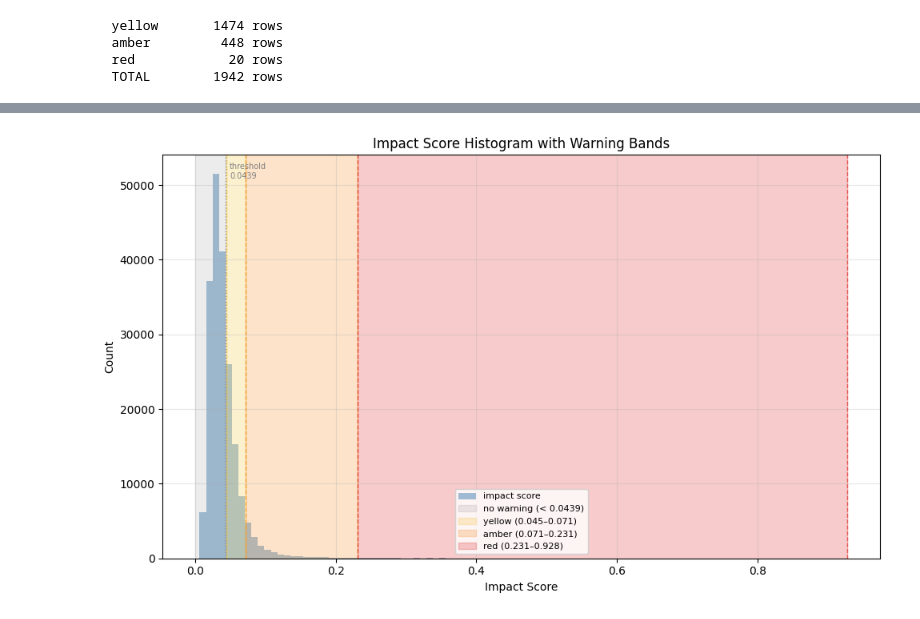
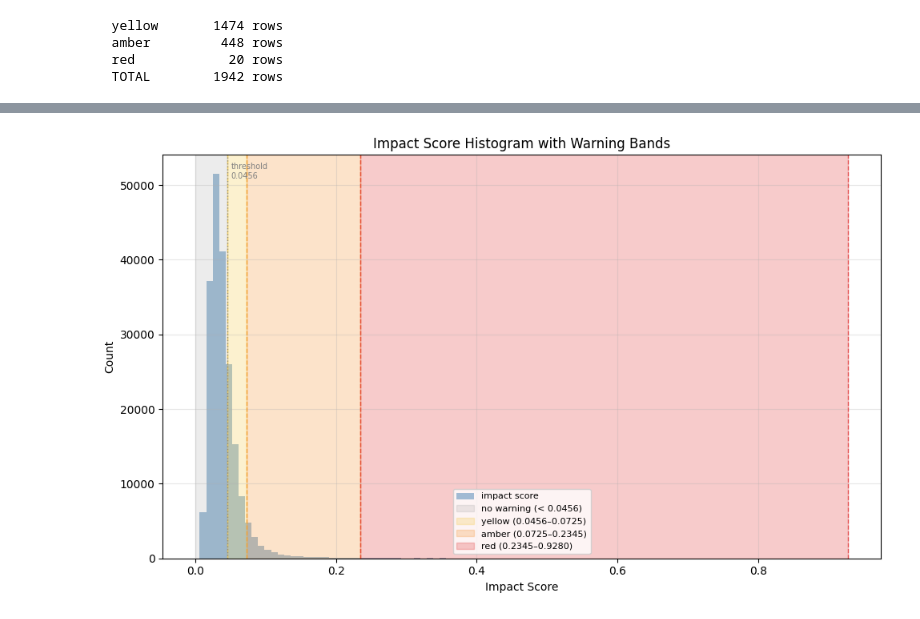
Before and after one commit to oUesio/Flood-RL-agent, a Jupyter notebook: scripts/impact_threshold.ipynb, the cells around one changed output, grey strips where cells are left out. Cells and saved outputs as stored; diff of their text form; code cells hidden in the pictures.

Commit message:
Fix threshold code

```diff
--- a/scripts/impact_threshold.ipynb
+++ b/scripts/impact_threshold.ipynb
@@ -142,9 +146,8 @@ Count: 200000
 # %%
 import pandas as pd
-import numpy as np
 import matplotlib.pyplot as plt
 
-no_warning_threshold = 0.0439
+no_warning_threshold = 0.0456  # consistent with calibrated value
 warnings = ['yellow', 'amber', 'red']
 
 # Load historical counts
@@ -155,51 +158,43 @@ for w in warnings:
     warning_rows.append(len(df))
     total += len(df)
 
-# Compute band boundaries (as impact score values now)
-bands = []
-for i in range(3):
-    p_start = no_warning_threshold + (sum(warning_rows[:i])   / total) * (1 - no_warning_threshold)
-    p_end   = no_warning_threshold + (sum(warning_rows[:i+1]) / total) * (1 - no_warning_threshold)
-    bands.append((p_start, p_end))
-
 colors = {'yellow': '#f5c842', 'amber': '#f5922f', 'red': '#e03131'}
 
 df = pd.read_csv("warning/samples/random_samples.csv")
+df_filtered = df.loc[df['impact'] > no_warning_threshold]
 
-# Convert quantile boundaries to impact score values (using filtered df)
-df_filtered = df.loc[df['impact'] > no_warning_threshold]
+# Compute band boundaries as relative quantile positions within filtered data
+# Each band gets a share proportional to its historical warning count
 impact_bands = []
-for p_start, p_end in bands:
-    q_start = df_filtered['impact'].quantile(p_start)
-    q_end   = df_filtered['impact'].quantile(p_end)
+for i in range(3):
+    rel_start = sum(warning_rows[:i]) / total      # relative position within filtered data
+    rel_end   = sum(warning_rows[:i+1]) / total
+    q_start = df_filtered['impact'].quantile(rel_start)
+    q_end   = df_filtered['impact'].quantile(rel_end)
     impact_bands.append((q_start, q_end))
 
 fig, ax = plt.subplots(figsize=(10, 6))
 
-# Histogram on full data
 ax.hist(df['impact'], bins=100, color='steelblue', alpha=0.5, label='impact score')
 
-# Shade no-warning region
 ax.axvspan(0, no_warning_threshold, alpha=0.15, color='gray', label=f'no warning (< {no_warning_threshold})')
 
-# Shade warning bands using impact score boundaries
-for i, (w, (q_start, q_end)) in enumerate(zip(warnings, impact_bands)):
-    ax.axvspan(q_start, q_end, alpha=0.25, color=colors[w], label=f'{w} ({q_start:.3f}–{q_end:.3f})')
+for w, (q_start, q_end) in zip(warnings, impact_bands):
+    ax.axvspan(q_start, q_end, alpha=0.25, color=colors[w], label=f'{w} ({q_start:.4f}–{q_end:.4f})')
     ax.axvline(x=q_start, color=colors[w], linewidth=1, linestyle='--', alpha=0.7)
     ax.axvline(x=q_end,   color=colors[w], linewidth=1, linestyle='--', alpha=0.7)
 
-# Threshold line
 ax.axvline(x=no_warning_threshold, color='gray', linewidth=1, linestyle=':', alpha=0.8)
 ax.text(no_warning_threshold + 0.005, 0.98, f'threshold\n{no_warning_threshold}',
         fontsize=7, color='gray', transform=ax.get_xaxis_transform(), va='top')
 
 ax.set_title('Impact Score Histogram with Warning Bands')
 ax.set_xlabel('Impact Score')
 ax.set_ylabel('Count')
 ax.legend(fontsize=8)
 ax.grid(True, alpha=0.3)
 
 plt.tight_layout()
 plt.show()
 # %% [output]
-[figure, old version]
+[figure, new version]
```
Also changed, not shown: parts of 3 cells of this notebook.
